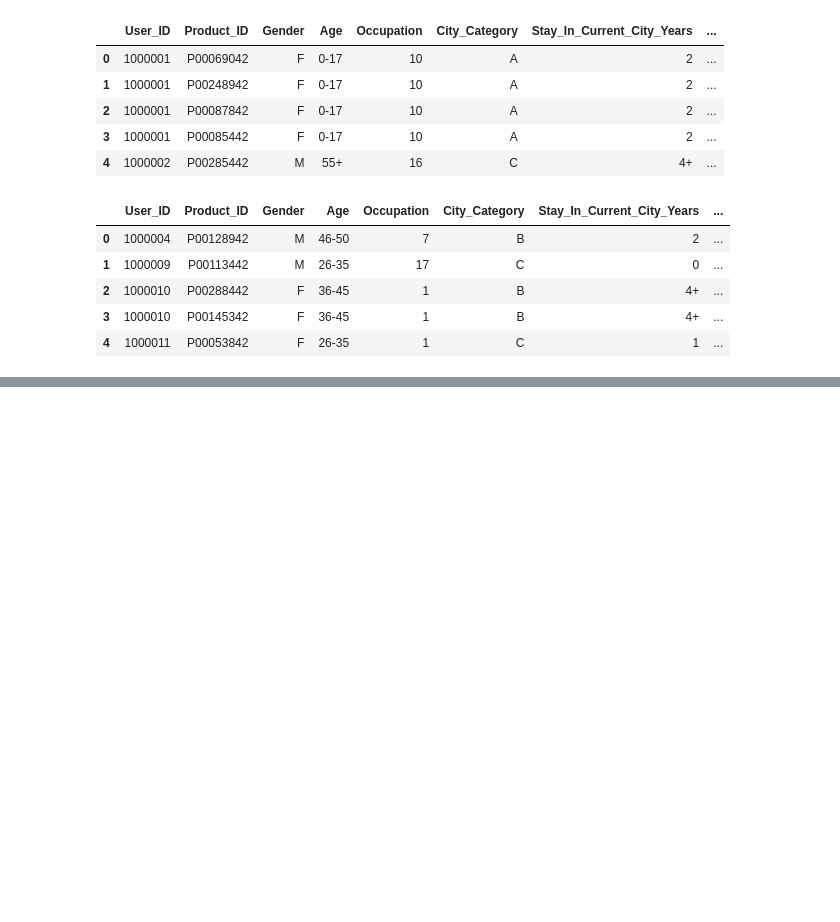
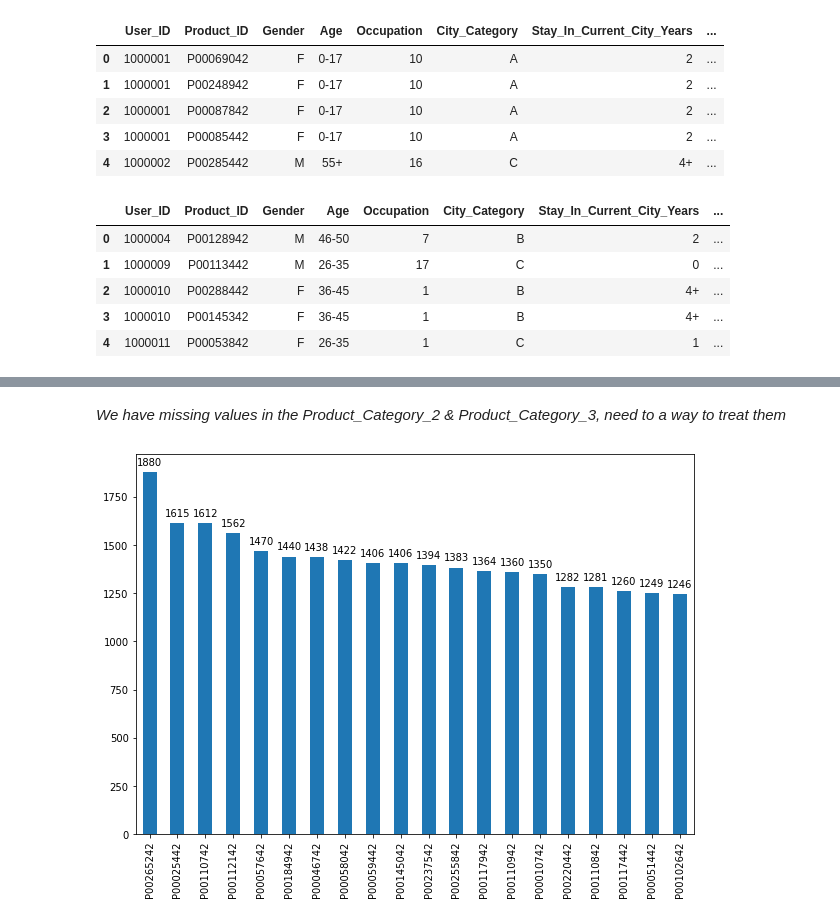
Before and after one commit to rohandawar/EDA_And_feature_Engineering, a Jupyter notebook: eda-feature-engineering-black-friday.ipynb, the cells around one changed output, grey strips where cells are left out. Saved outputs shown, nothing was run; the diff lists cells and outputs as text; code cells hidden in the pictures; blank space fills up the shorter version.

```diff
--- a/eda-feature-engineering-black-friday.ipynb
+++ b/eda-feature-engineering-black-friday.ipynb
@@ -94,0 +115,15 @@ df.describe()
+# %% [markdown]
+_We have missing values in the Product_Category_2 & Product_Category_3, need to a way to treat them_
+# %%
+ax = df_train['Product_ID'].value_counts().head(20).plot(kind='bar', figsize=(10,7))
+
+for p in ax.patches:
+    height = p.get_height()
+    ax.text(x=p.get_x()+(p.get_width()/2),
+           y = height+50,
+           s=height,
+           ha='center',
+            va='center'
+          )
+# %% [output]
+[figure, added]
```
Also changed, not shown: parts of 22 cells of this notebook.
